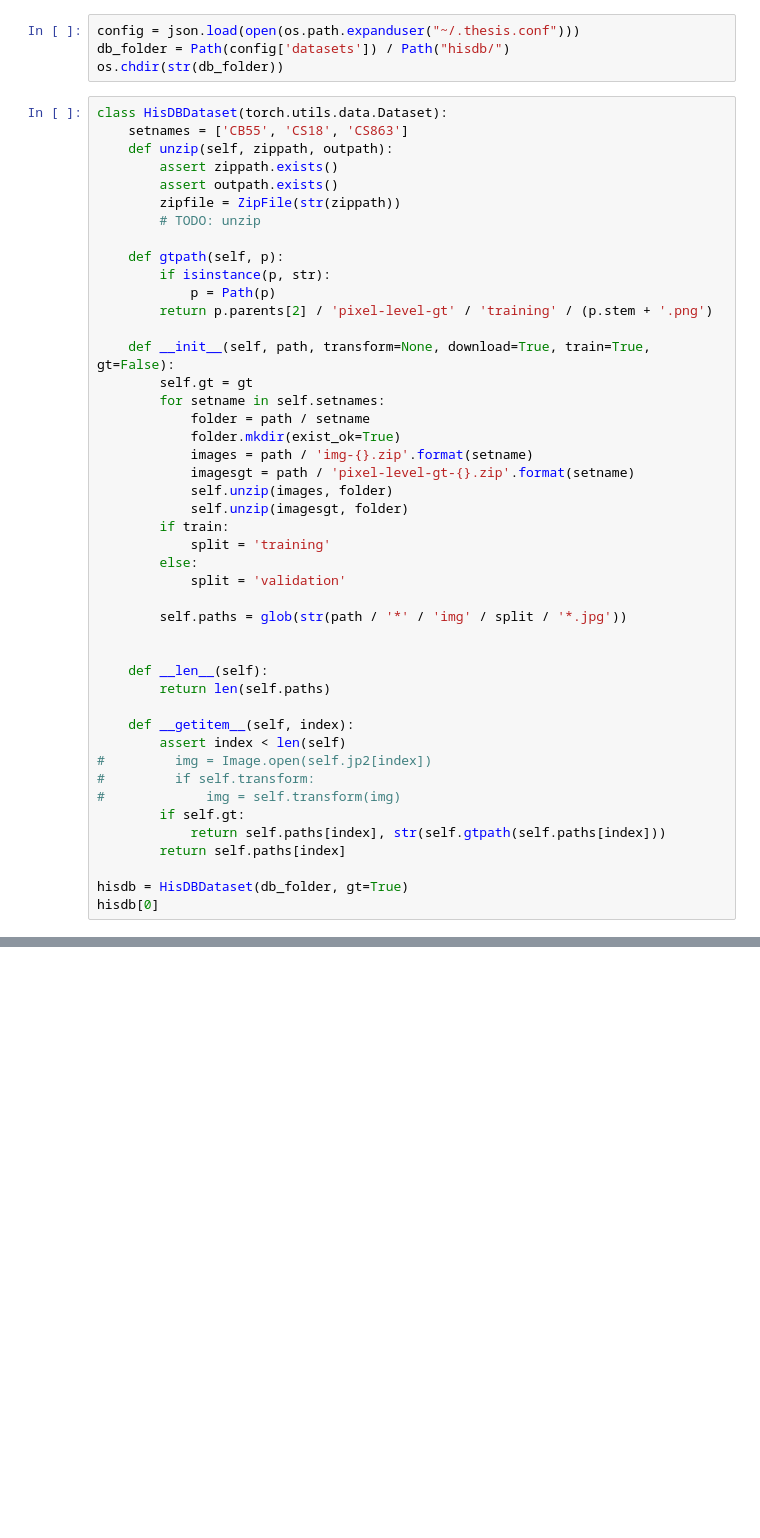
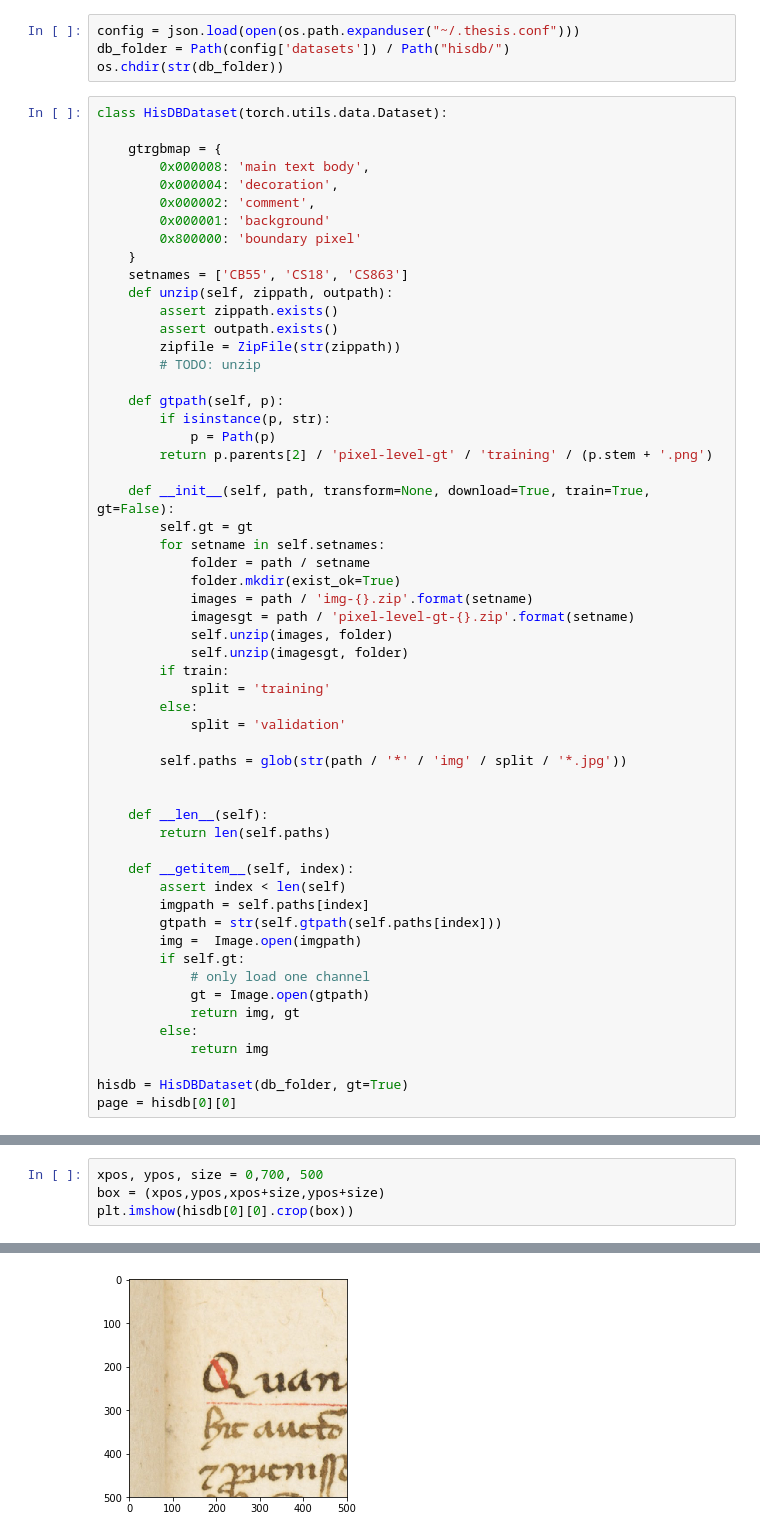
Before and after one commit to kaphka/imi-master-thesis, a Jupyter notebook: notebooks/data/hisdb.ipynb, the cells around one changed output, grey strips where cells are left out. Saved outputs shown, nothing was run; the diff lists cells and outputs as text; blank space fills up the shorter version.

```diff
--- a/notebooks/data/hisdb.ipynb
+++ b/notebooks/data/hisdb.ipynb
@@ -15,6 +22,14 @@ db_folder = Path(config['datasets']) / Path("hisdb/")
 os.chdir(str(db_folder))
 # %%
 class HisDBDataset(torch.utils.data.Dataset):
+
+    gtrgbmap = {
+        0x000008: 'main text body',
+        0x000004: 'decoration',
+        0x000002: 'comment',
+        0x000001: 'background'
+        0x800000: 'boundary pixel'
+    }
     setnames = ['CB55', 'CS18', 'CS863']
     def unzip(self, zippath, outpath):
         assert zippath.exists()
@@ -49,12 +64,15 @@ class HisDBDataset(torch.utils.data.Dataset):
 
     def __getitem__(self, index):
         assert index < len(self)
-#         img = Image.open(self.jp2[index])
-#         if self.transform:
-#             img = self.transform(img)
+        imgpath = self.paths[index]
+        gtpath = str(self.gtpath(self.paths[index]))
+        img =  Image.open(imgpath)
         if self.gt:
-            return self.paths[index], str(self.gtpath(self.paths[index]))
-        return self.paths[index]
+            # only load one channel
+            gt = Image.open(gtpath)
+            return img, gt
+        else:
+            return img
 
 hisdb = HisDBDataset(db_folder, gt=True)
-hisdb[0]
+page = hisdb[0][0]
@@ -75,0 +87,5 @@ True
+# %%
+xpos, ypos, size = 0,700, 500
+box = (xpos,ypos,xpos+size,ypos+size)
+plt.imshow(hisdb[0][0].crop(box))
+# %% [output]
@@ -75,0 +93 @@ True
+[figure, added]
```
Also changed, not shown: parts of 17 cells of this notebook, 2 other files.
